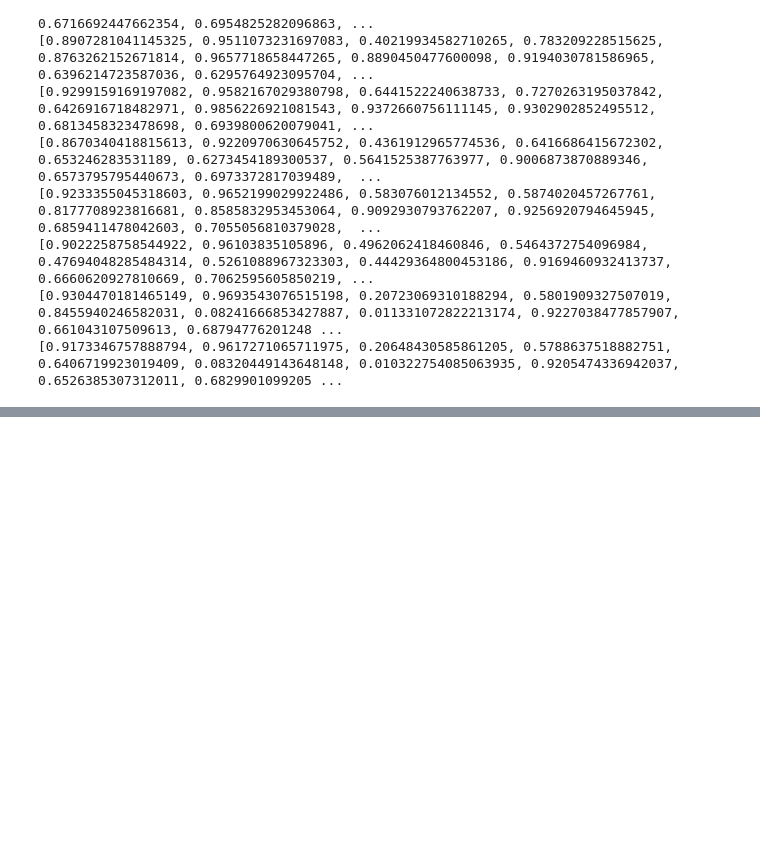
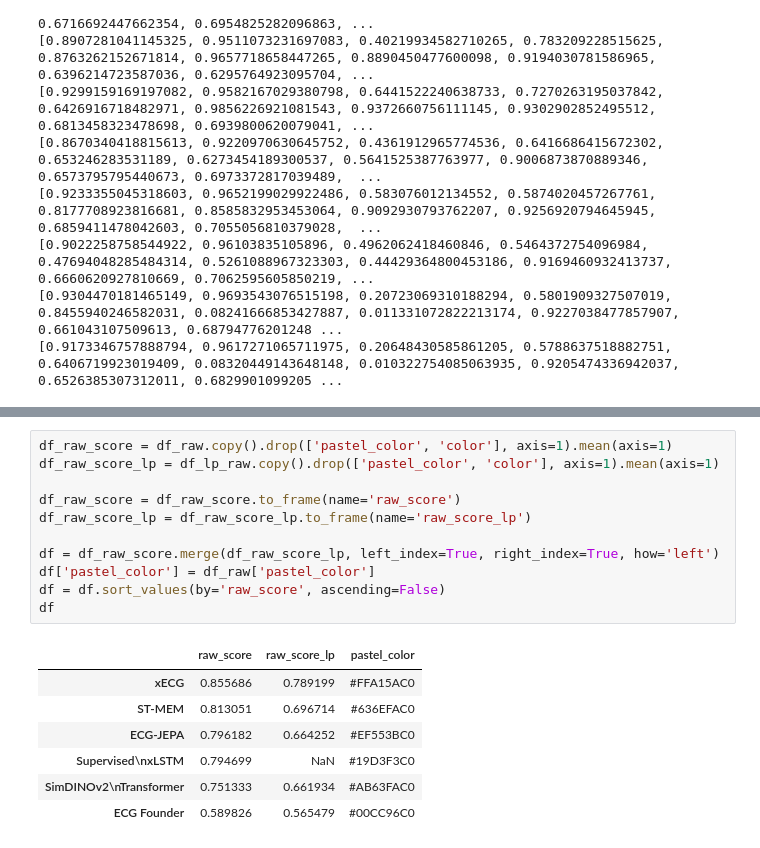
Before and after one commit to Lobster1911/bench-xecg-indian-benchmark, a Jupyter notebook: metrics.ipynb, the cells around one changed output, grey strips where cells are left out. Drawn from its saved outputs; the diff is of its cells as text; blank space fills up the shorter version.

```diff
--- a/metrics.ipynb
+++ b/metrics.ipynb
@@ -1459,0 +1463,19 @@ set_ticklabels() should only be used with a fixed number of ticks, i.e. after se
+# %%
+df_raw_score = df_raw.copy().drop(['pastel_color', 'color'], axis=1).mean(axis=1)
+df_raw_score_lp = df_lp_raw.copy().drop(['pastel_color', 'color'], axis=1).mean(axis=1)
+
+df_raw_score = df_raw_score.to_frame(name='raw_score')
+df_raw_score_lp = df_raw_score_lp.to_frame(name='raw_score_lp')
+
+df = df_raw_score.merge(df_raw_score_lp, left_index=True, right_index=True, how='left')
+df['pastel_color'] = df_raw['pastel_color']
+df = df.sort_values(by='raw_score', ascending=False)
+df
+# %% [output]
+|  | raw_score | raw_score_lp | pastel_color |
+| xECG | 0.855686 | 0.789199 | #FFA15AC0 |
+| ST-MEM | 0.813051 | 0.696714 | #636EFAC0 |
+| ECG-JEPA | 0.796182 | 0.664252 | #EF553BC0 |
+| Supervised\nxLSTM | 0.794699 | NaN | #19D3F3C0 |
+| SimDINOv2\nTransformer | 0.751333 | 0.661934 | #AB63FAC0 |
+| ECG Founder | 0.589826 | 0.565479 | #00CC96C0 |
```
Also changed, not shown: parts of 19 cells of this notebook, 9 other files.
